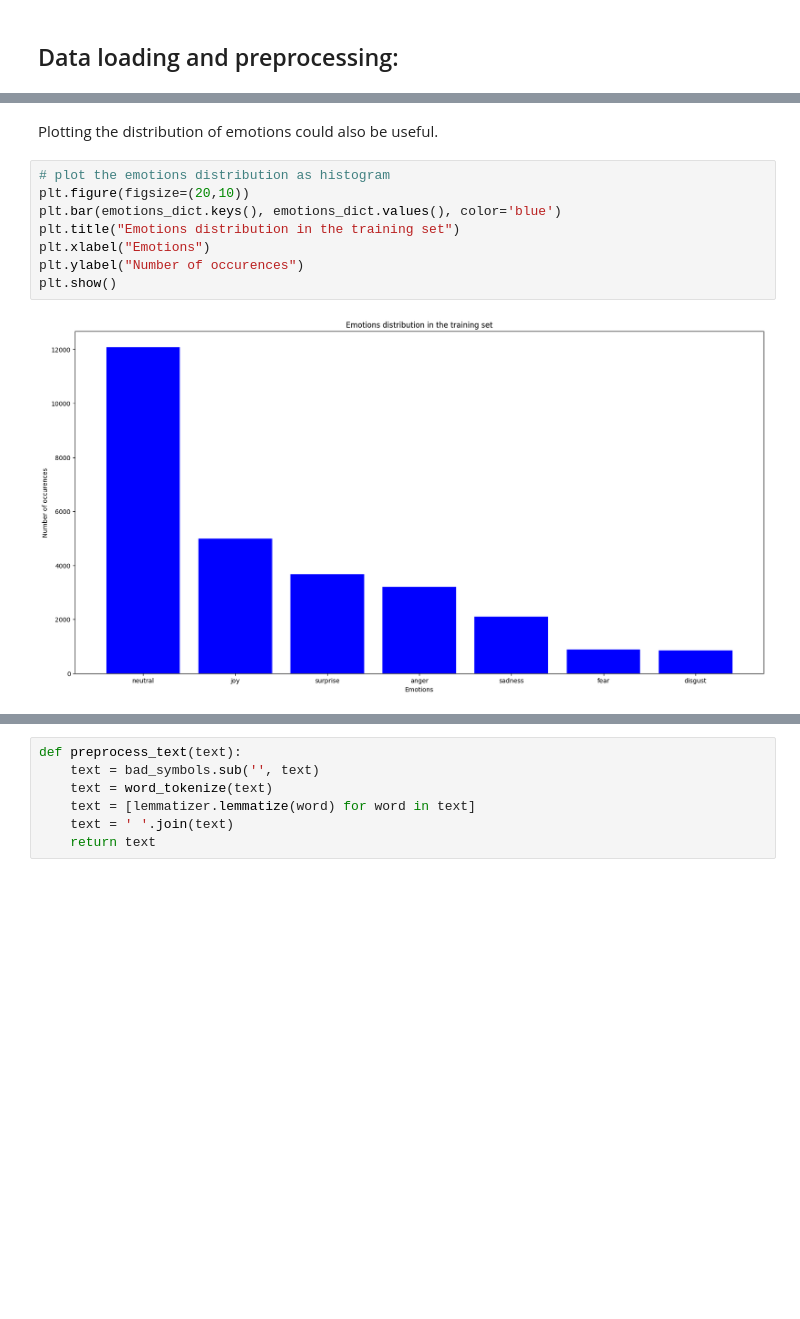
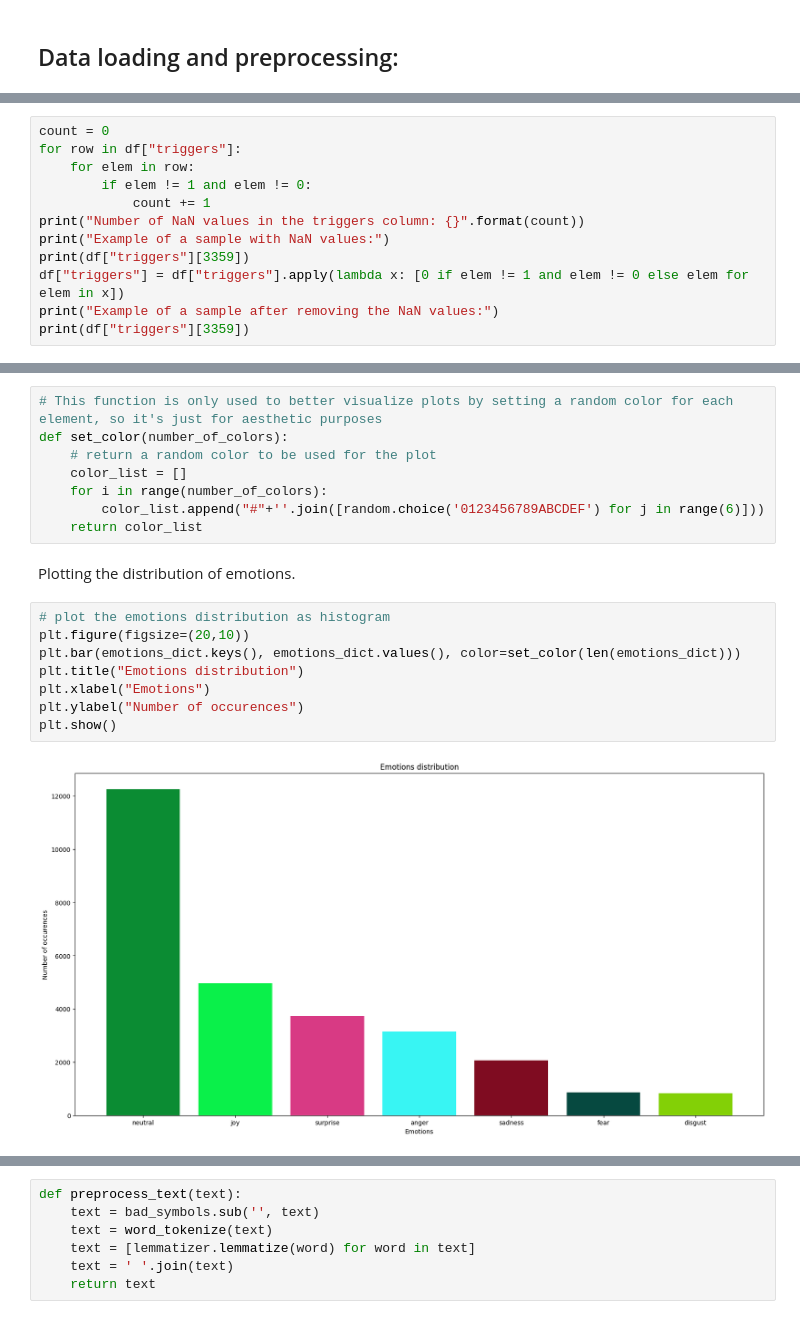
Before and after one commit to CipStr/NLProject, a Jupyter notebook: 420f.ipynb, the cells around one changed output, grey strips where cells are left out. Drawn from its saved outputs; the diff is of its cells as text; blank space fills up the shorter version.

```diff
--- a/420f.ipynb
+++ b/420f.ipynb
@@ -75,0 +104,12 @@ df["triggers"][3359]
+# %%
+count = 0
+for row in df["triggers"]:
+    for elem in row:
+        if elem != 1 and elem != 0:
+            count += 1
+print("Number of NaN values in the triggers column: {}".format(count))
+print("Example of a sample with NaN values:")
+print(df["triggers"][3359])
+df["triggers"] = df["triggers"].apply(lambda x: [0 if elem != 1 and elem != 0 else elem for elem in x])
+print("Example of a sample after removing the NaN values:")
+print(df["triggers"][3359])
@@ -109,12 +156,20 @@ print(emotions_dict)
+# %%
+# This function is only used to better visualize plots by setting a random color for each element, so it's just for aesthetic purposes
+def set_color(number_of_colors):
+    # return a random color to be used for the plot
+    color_list = []
+    for i in range(number_of_colors):
+        color_list.append("#"+''.join([random.choice('0123456789ABCDEF') for j in range(6)]))
+    return color_list
 # %% [markdown]
-Plotting the distribution of emotions could also be useful.
+Plotting the distribution of emotions.
 # %%
 # plot the emotions distribution as histogram
 plt.figure(figsize=(20,10))
-plt.bar(emotions_dict.keys(), emotions_dict.values(), color='blue')
-plt.title("Emotions distribution in the training set")
+plt.bar(emotions_dict.keys(), emotions_dict.values(), color=set_color(len(emotions_dict)))
+plt.title("Emotions distribution")
 plt.xlabel("Emotions")
 plt.ylabel("Number of occurences")
 plt.show()
 # %% [output]
-[figure, old version]
+[figure, new version]
```
Also changed, not shown: parts of 120 cells of this notebook, 4 other files.
